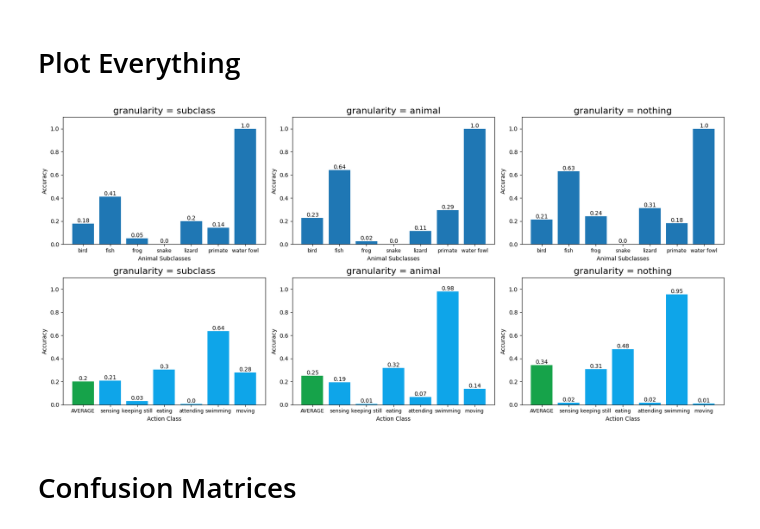
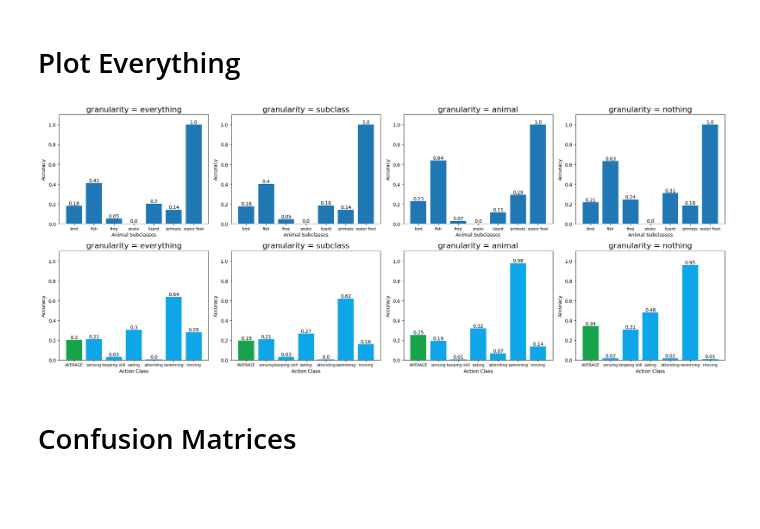
Before and after one commit to jonathanlin0/research_transfer, a Jupyter notebook: baselines/AK_AR_image/clip.ipynb, the cells around one changed output. Cells and saved outputs as stored; diff of their text form; code cells hidden in the pictures; blank space fills up the shorter version.

```diff
--- a/baselines/AK_AR_image/clip.ipynb
+++ b/baselines/AK_AR_image/clip.ipynb
@@ -213,8 +386,6 @@ for action in database_actions_subclass:
     database_actions_subclass_avg += database_actions_subclass[action]
     database_actions_subclass[action] = database_actions_subclass[action].count(1) / len(database_actions_subclass[action])
 # %%
-import matplotlib.pyplot as plt
-
 categories1_subclass = list(database_train_subclass.keys())
 values1_subclass = list(database_train_subclass.values())
 categories1_subclass.insert(0, "AVERAGE")
@@ -225,16 +396,15 @@ values2_subclass = list(database_val_subclass.values())
 categories2_subclass.insert(0, "AVERAGE")
 values2_subclass.insert(0, database_val_subclass_avg.count(1) / len(database_val_subclass_avg))
 
-fig, (ax1, ax2) = plt.subplots(1, 2, figsize=(12, 4))
+fig, (ax1, ax2) = plt.subplots(1, 2, figsize=(10, 5))
 
 # Plot the first bar chart on the first subplot
 ax1.bar(categories1_subclass, values1_subclass, color=["#16a34a", "#0ea5e9", "#0ea5e9", "#0ea5e9", "#0ea5e9"])
 ax1.set_xlabel('Animal Subclasses')
+ax1.set_title('Training Dataset')
 ax1.set_ylabel('Accuracy')
-ax1.set_title('Training Dataset')
 for i, v in enumerate(values1_subclass):
     ax1.text(i, v, str(round(v, 2)), ha='center', va='bottom')
-
 
 # Plot the second bar chart on the second subplot
 ax2.bar(categories2_subclass, values2_subclass, color=["#16a34a", "#0ea5e9", "#0ea5e9", "#0ea5e9"])
@@ -244,7 +414,7 @@ ax2.set_title('Validation Dataset')
 for i, v in enumerate(values2_subclass):
     ax2.text(i, v, str(round(v, 2)), ha='center', va='bottom')
 
-plt.suptitle('Action Recognition Accuracy (granularity = subclass)', fontsize=16)
+plt.suptitle('Action Recognition Accuracy (granularity = "subclass")', fontsize=16)
 
 # Adjust the layout to avoid overlapping
 plt.tight_layout()
@@ -337,7 +507,7 @@ for image_path, _ in tqdm(data.items()):
     else:
         action = val_strings[index].split(" ")[-1]
         if action == "still":
-            action = training_strings[index].split(" ")[-2] + " " + training_strings[index].split(" ")[-1]
+            action = val_strings[index].split(" ")[-2] + " " + val_strings[index].split(" ")[-1]
         if action == correct_label:
             database_val_animal[data[image_path]["image_subclass"]].append(1)
         else:
@@ -492,7 +662,7 @@ for image_path, _ in tqdm(data.items()):
     else:
         action = val_strings[index].split(" ")[-1]
         if action == "still":
-            action = training_strings[index].split(" ")[-2] + " " + training_strings[index].split(" ")[-1]
+            action = val_strings[index].split(" ")[-2] + " " + val_strings[index].split(" ")[-1]
         if action == correct_label:
             database_val_nothing[data[image_path]["image_subclass"]].append(1)
         else:
@@ -586,73 +756,91 @@ plt.show()
 # %%
 import matplotlib.pyplot as plt
 
-fig, ((ax1, ax2, ax3), (ax4, ax5, ax6)) = plt.subplots(2, 3, figsize=(17, 8))
+fig, ((ax1, ax2, ax3, ax4), (ax5, ax6, ax7, ax8)) = plt.subplots(2, 4, figsize=(20, 8))
 
-ax1.bar(categories1_subclass[1:] + categories2_subclass[1:], values1_subclass[1:] + values2_subclass[1:])
+ax1.bar(categories1_everything[1:] + categories2_everything[1:], values1_everything[1:] + values2_everything[1:])
 ax1.set_xlabel('Animal Subclasses')
 ax1.set_ylabel('Accuracy')
-ax1.set_title('granularity = subclass', fontsize=16)
-ax1.tick_params(axis='x', labelsize=9)
-for i, v in enumerate(values1_subclass[1:] + values2_subclass[1:]):
+ax1.set_title('granularity = everything', fontsize=16)
+ax1.tick_params(axis='x', labelsize=8)
+for i, v in enumerate(values1_everything[1:] + values2_everything[1:]):
     ax1.text(i, v, str(round(v, 2)), ha='center', va='bottom')
 
-ax2.bar(categories1_animal[1:] + categories2_animal[1:], values1_animal[1:] + values2_animal[1:])
+ax2.bar(categories1_subclass[1:] + categories2_subclass[1:], values1_subclass[1:] + values2_subclass[1:])
 ax2.set_xlabel('Animal Subclasses')
 ax2.set_ylabel('Accuracy')
-ax2.set_title('granularity = animal', fontsize=16)
-ax2.tick_params(axis='x', labelsize=9)
-for i, v in enumerate(values1_animal[1:] + values2_animal[1:]):
+ax2.set_title('granularity = subclass', fontsize=16)
+ax2.tick_params(axis='x', labelsize=8)
+for i, v in enumerate(values1_subclass[1:] + values2_subclass[1:]):
     ax2.text(i, v, str(round(v, 2)), ha='center', va='bottom')
 
-ax3.bar(categories1_nothing[1:] + categories2_nothing[1:], values1_nothing[1:] + values2_nothing[1:])
+ax3.bar(categories1_animal[1:] + categories2_animal[1:], values1_animal[1:] + values2_animal[1:])
 ax3.set_xlabel('Animal Subclasses')
 ax3.set_ylabel('Accuracy')
-ax3.set_title('granularity = nothing', fontsize=16)
-ax3.tick_params(axis='x', labelsize=9)
+ax3.set_title('granularity = animal', fontsize=16)
+ax3.tick_params(axis='x', labelsize=8)
+for i, v in enumerate(values1_animal[1:] + values2_animal[1:]):
+    ax3.text(i, v, str(round(v, 2)), ha='center', va='bottom')
+
+ax4.bar(categories1_nothing[1:] + categories2_nothing[1:], values1_nothing[1:] + values2_nothing[1:])
+ax4.set_xlabel('Animal Subclasses')
+ax4.set_ylabel('Accuracy')
+ax4.set_title('granularity = nothing', fontsize=16)
+ax4.tick_params(axis='x', labelsize=8)
 for i, v in enumerate(values1_nothing[1:] + values2_nothing[1:]):
-    ax3.text(i, v, str(round(v, 2)), ha='center', va='bottom')
+    ax4.text(i, v, str(round(v, 2)), ha='center', va='bottom')
 
 
 # plot the second row (accuracy categorized by action)
 
-ax4.bar(categories3_subclass, values3_subclass, color=["#16a34a", "#0ea5e9", "#0ea5e9", "#0ea5e9", "#0ea5e9", "#0ea5e9", "#0ea5e9"])
-ax4.set_xlabel('Action Class')
-ax4.set_ylabel('Accuracy')
-ax4.set_title('granularity = subclass', fontsize=16)
-ax4.tick_params(axis='x', labelsize=9)
-for i, v in enumerate(values3_subclass):
-    ax4.text(i, v, str(round(v, 2)), ha='center', va='bottom')
-
-ax5.bar(categories3_animal, values3_animal, color=["#16a34a", "#0ea5e9", "#0ea5e9", "#0ea5e9", "#0ea5e9", "#0ea5e9", "#0ea5e9"])
+ax5.bar(categories3_everything, values3_everything, color=["#16a34a", "#0ea5e9", "#0ea5e9", "#0ea5e9", "#0ea5e9", "#0ea5e9", "#0ea5e9"])
 ax5.set_xlabel('Action Class')
 ax5.set_ylabel('Accuracy')
-ax5.set_title('granularity = animal', fontsize=16)
-ax5.tick_params(axis='x', labelsize=9)
-for i, v in enumerate(values3_animal):
+ax5.set_title('granularity = everything', fontsize=16)
+ax5.tick_params(axis='x', labelsize=8)
+for i, v in enumerate(values3_everything):
     ax5.text(i, v, str(round(v, 2)), ha='center', va='bottom')
 
-ax6.bar(categories3_nothing, values3_nothing, color=["#16a34a", "#0ea5e9", "#0ea5e9", "#0ea5e9", "#0ea5e9", "#0ea5e9", "#0ea5e9"])
+ax6.bar(categories3_subclass, values3_subclass, color=["#16a34a", "#0ea5e9", "#0ea5e9", "#0ea5e9", "#0ea5e9", "#0ea5e9", "#0ea5e9"])
 ax6.set_xlabel('Action Class')
 ax6.set_ylabel('Accuracy')
-ax6.set_title('granularity = nothing', fontsize=16)
-ax6.tick_params(axis='x', labelsize=9)
+ax6.set_title('granularity = subclass', fontsize=16)
+ax6.tick_params(axis='x', labelsize=8)
+for i, v in enumerate(values3_subclass):
+    ax6.text(i, v, str(round(v, 2)), ha='center', va='bottom')
+
+ax7.bar(categories3_animal, values3_animal, color=["#16a34a", "#0ea5e9", "#0ea5e9", "#0ea5e9", "#0ea5e9", "#0ea5e9", "#0ea5e9"])
+ax7.set_xlabel('Action Class')
+ax7.set_ylabel('Accuracy')
+ax7.set_title('granularity = animal', fontsize=16)
+ax7.tick_params(axis='x', labelsize=8)
+for i, v in enumerate(values3_animal):
+    ax7.text(i, v, str(round(v, 2)), ha='center', va='bottom')
+
+ax8.bar(categories3_nothing, values3_nothing, color=["#16a34a", "#0ea5e9", "#0ea5e9", "#0ea5e9", "#0ea5e9", "#0ea5e9", "#0ea5e9"])
+ax8.set_xlabel('Action Class')
+ax8.set_ylabel('Accuracy')
+ax8.set_title('granularity = nothing', fontsize=16)
+ax8.tick_params(axis='x', labelsize=8)
 for i, v in enumerate(values3_nothing):
-    ax6.text(i, v, str(round(v, 2)), ha='center', va='bottom')
+    ax8.text(i, v, str(round(v, 2)), ha='center', va='bottom')
 
 ax1.set_ylim(0, 1.1)
 ax2.set_ylim(0, 1.1)
 ax3.set_ylim(0, 1.1)
 ax4.set_ylim(0, 1.1)
 ax5.set_ylim(0, 1.1)
 ax6.set_ylim(0, 1.1)
+ax7.set_ylim(0, 1.1)
+ax8.set_ylim(0, 1.1)
 
 # Adjust the layout to avoid overlapping
 plt.tight_layout()
 
 # Show the plot
 plt.show()
 # %% [output]
-[figure, old version]
+[figure, new version]
 # %% [markdown]
 # Confusion Matrices
 # %%
```
Also changed, not shown: parts of 12 cells of this notebook, 8 other files.
